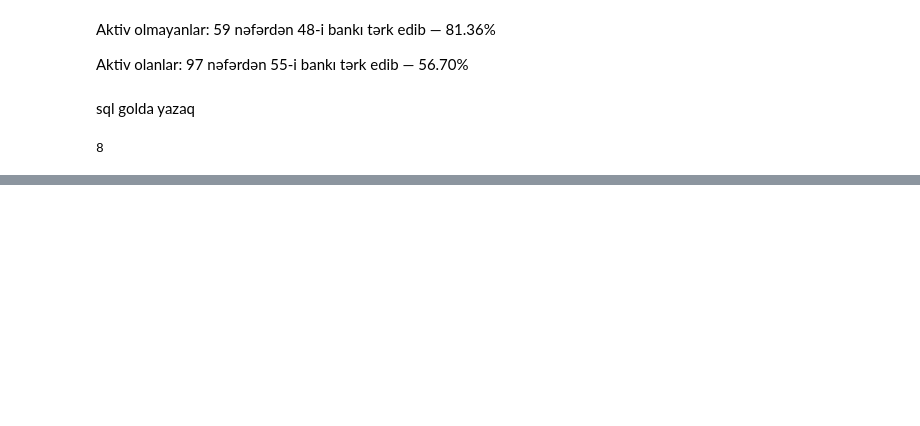
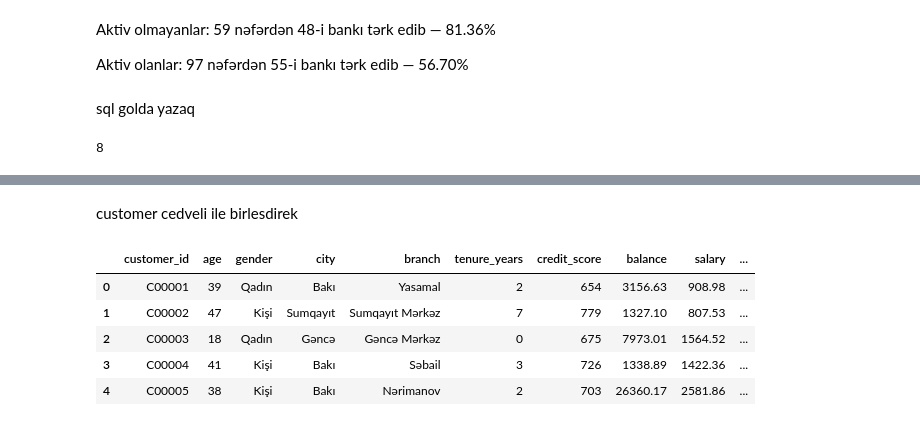
Before and after one commit to mashadiyevasabina/Bank_Analysis, a Jupyter notebook: notebooks/02_silver_clean.ipynb, the cells around one changed output, grey strips where cells are left out. Cells and saved outputs as stored; diff of their text form; code cells hidden in the pictures; blank space fills up the shorter version.

```diff
--- a/notebooks/02_silver_clean.ipynb
+++ b/notebooks/02_silver_clean.ipynb
@@ -529,0 +536,6 @@ mehsul_aktivlik.to_sql(
+# %%
+emeliyyat_sayi = silver_transactions_df.groupby(
+    "customer_id"
+).size().reset_index(name="emeliyyat_sayi")
+
+emeliyyat_sayi.head()
@@ -529,0 +549,19 @@ mehsul_aktivlik.to_sql(
+# %% [markdown]
+customer cedveli ile birlesdirek
+# %%
+muqayise = customers_df.merge(
+    emeliyyat_sayi,
+    on="customer_id",
+    how="left"
+)
+
+muqayise["emeliyyat_sayi"] = muqayise["emeliyyat_sayi"].fillna(0)
+
+muqayise.head()
+# %% [output]
+|  | customer_id | age | gender | city | branch | tenure_years | credit_score | balance | salary | ... |
+| 0 | C00001 | 39 | Qadın | Bakı | Yasamal | 2 | 654 | 3156.63 | 908.98 | ... |
+| 1 | C00002 | 47 | Kişi | Sumqayıt | Sumqayıt Mərkəz | 7 | 779 | 1327.10 | 807.53 | ... |
+| 2 | C00003 | 18 | Qadın | Gəncə | Gəncə Mərkəz | 0 | 675 | 7973.01 | 1564.52 | ... |
+| 3 | C00004 | 41 | Kişi | Bakı | Səbail | 3 | 726 | 1338.89 | 1422.36 | ... |
+| 4 | C00005 | 38 | Kişi | Bakı | Nərimanov | 2 | 703 | 26360.17 | 2581.86 | ... |
```
Also changed, not shown: parts of 16 cells of this notebook, 2 other files.
